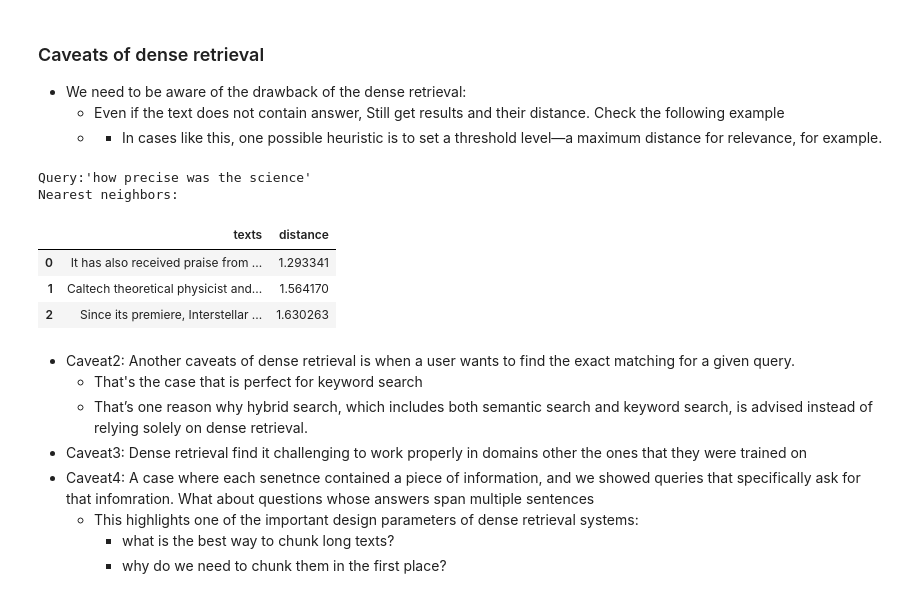
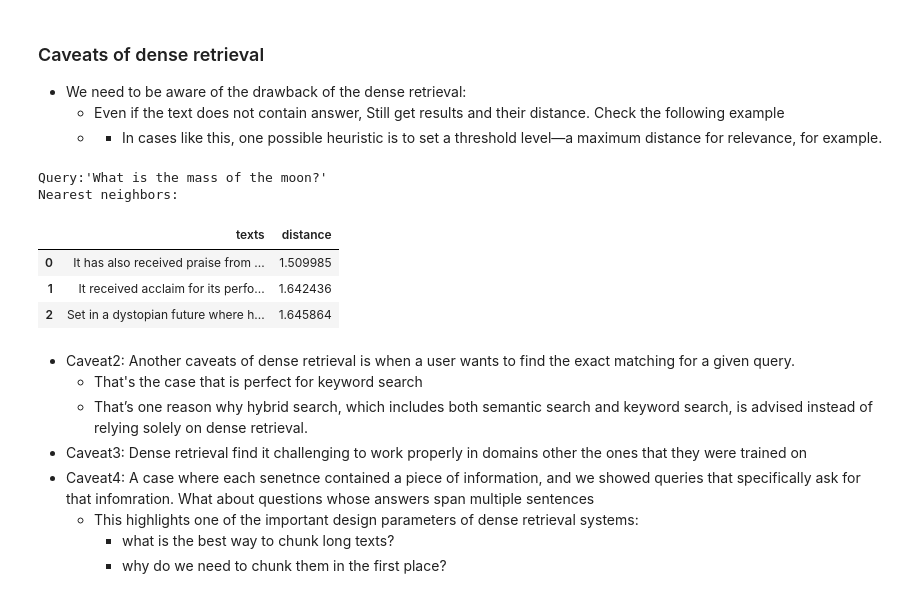
Before and after one commit to bilalox-billy/LLMs-Handson, a Jupyter notebook: notebooks/chapter8.ipynb, the cells around one changed output. Cells and saved outputs as stored; diff of their text form; code cells hidden in the pictures.

```diff
--- a/notebooks/chapter8.ipynb
+++ b/notebooks/chapter8.ipynb
@@ -204,16 +204,16 @@ Top-3 lexical search (BM25) hits
   - Even if the text does not contain answer, Still get results and their distance. Check the following example
   - - In cases like this, one possible heuristic is to set a threshold level—a maximum distance for relevance, for example.
 # %%
-Query='What is the mass of the moon?'
+query='What is the mass of the moon?'
 results = search(query)
 results
 # %% [output]
-Query:'how precise was the science'
+Query:'What is the mass of the moon?'
 Nearest neighbors:
 |  | texts | distance |
-| 0 | It has also received praise from ... | 1.293341 |
-| 1 | Caltech theoretical physicist and... | 1.564170 |
-| 2 | Since its premiere, Interstellar ... | 1.630263 |
+| 0 | It has also received praise from ... | 1.509985 |
+| 1 | It received acclaim for its perfo... | 1.642436 |
+| 2 | Set in a dystopian future where h... | 1.645864 |
 # %% [markdown]
 - Caveat2: Another caveats of dense retrieval is when a user wants to find the exact matching for a given query.
     - That's the case that is perfect for keyword search
```
